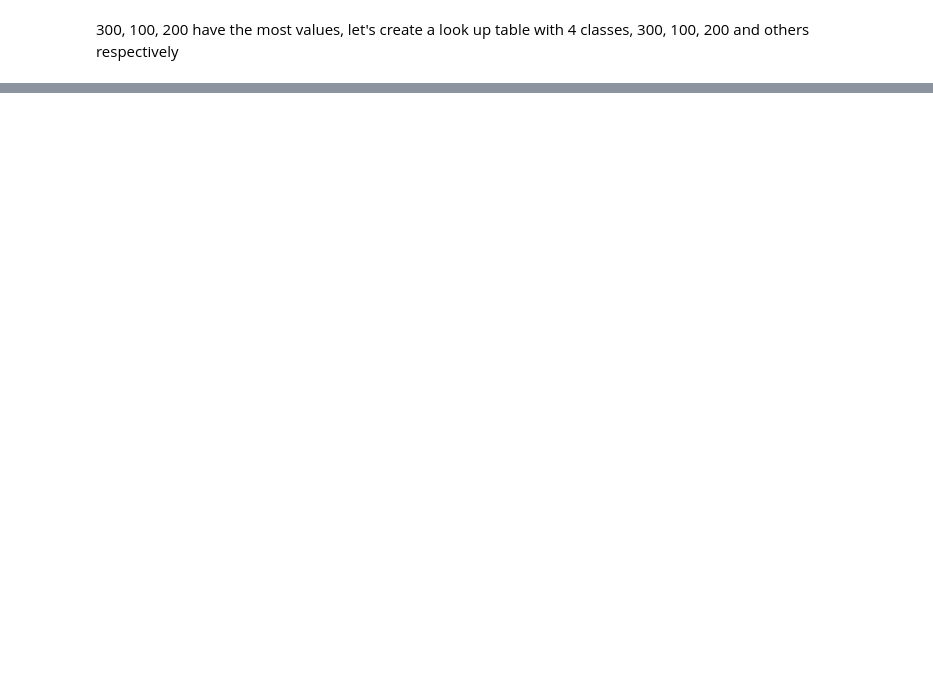
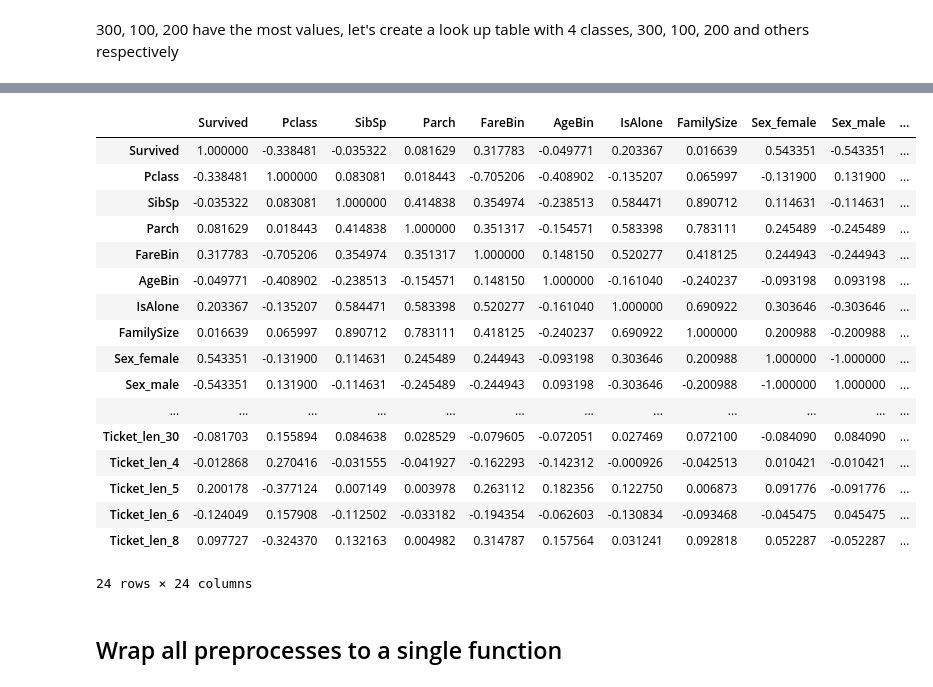
Before and after one commit to weisds/Titanic-i2, a Jupyter notebook: titanic_i2.ipynb, the cells around one changed output, grey strips where cells are left out. Drawn from its saved outputs; the diff is of its cells as text; code cells hidden in the pictures; blank space fills up the shorter version.

```diff
--- a/titanic_i2.ipynb
+++ b/titanic_i2.ipynb
@@ -351,0 +587,3 @@ dtype: float64
+# %%
+#imputer only works on str or numbers
+txt_data['Ticket_len'] = txt_data['Ticket_len'].astype(str)
@@ -351,0 +592,4 @@ dtype: float64
+# %%
+OH_en = OneHotEncoder(handle_unknown='ignore', sparse=False)
+imp_txt_cols = OH_en.fit_transform(txt_data[['Sex','Embarked', 'Title', 'Ticket_len']])
+imp_txt_cols = pd.DataFrame(imp_txt_cols)
@@ -351,0 +707,3 @@ dtype: float64
+# %%
+test_data = train_raw.copy()
+test_clean = data_clean(test_data)
@@ -351,0 +728,25 @@ dtype: float64
+# %%
+final = f_eng(test_clean)
+# %%
+final.corr()
+# %% [output]
+|  | Survived | Pclass | SibSp | Parch | FareBin | AgeBin | IsAlone | FamilySize | Sex_female | Sex_male | ... |
+| Survived | 1.000000 | -0.338481 | -0.035322 | 0.081629 | 0.317783 | -0.049771 | 0.203367 | 0.016639 | 0.543351 | -0.543351 | ... |
+| Pclass | -0.338481 | 1.000000 | 0.083081 | 0.018443 | -0.705206 | -0.408902 | -0.135207 | 0.065997 | -0.131900 | 0.131900 | ... |
+| SibSp | -0.035322 | 0.083081 | 1.000000 | 0.414838 | 0.354974 | -0.238513 | 0.584471 | 0.890712 | 0.114631 | -0.114631 | ... |
+| Parch | 0.081629 | 0.018443 | 0.414838 | 1.000000 | 0.351317 | -0.154571 | 0.583398 | 0.783111 | 0.245489 | -0.245489 | ... |
+| FareBin | 0.317783 | -0.705206 | 0.354974 | 0.351317 | 1.000000 | 0.148150 | 0.520277 | 0.418125 | 0.244943 | -0.244943 | ... |
+| AgeBin | -0.049771 | -0.408902 | -0.238513 | -0.154571 | 0.148150 | 1.000000 | -0.161040 | -0.240237 | -0.093198 | 0.093198 | ... |
+| IsAlone | 0.203367 | -0.135207 | 0.584471 | 0.583398 | 0.520277 | -0.161040 | 1.000000 | 0.690922 | 0.303646 | -0.303646 | ... |
+| FamilySize | 0.016639 | 0.065997 | 0.890712 | 0.783111 | 0.418125 | -0.240237 | 0.690922 | 1.000000 | 0.200988 | -0.200988 | ... |
+| Sex_female | 0.543351 | -0.131900 | 0.114631 | 0.245489 | 0.244943 | -0.093198 | 0.303646 | 0.200988 | 1.000000 | -1.000000 | ... |
+| Sex_male | -0.543351 | 0.131900 | -0.114631 | -0.245489 | -0.244943 | 0.093198 | -0.303646 | -0.200988 | -1.000000 | 1.000000 | ... |
+| ... | ... | ... | ... | ... | ... | ... | ... | ... | ... | ... | ... |
+| Ticket_len_30 | -0.081703 | 0.155894 | 0.084638 | 0.028529 | -0.079605 | -0.072051 | 0.027469 | 0.072100 | -0.084090 | 0.084090 | ... |
+| Ticket_len_4 | -0.012868 | 0.270416 | -0.031555 | -0.041927 | -0.162293 | -0.142312 | -0.000926 | -0.042513 | 0.010421 | -0.010421 | ... |
+| Ticket_len_5 | 0.200178 | -0.377124 | 0.007149 | 0.003978 | 0.263112 | 0.182356 | 0.122750 | 0.006873 | 0.091776 | -0.091776 | ... |
+| Ticket_len_6 | -0.124049 | 0.157908 | -0.112502 | -0.033182 | -0.194354 | -0.062603 | -0.130834 | -0.093468 | -0.045475 | 0.045475 | ... |
+| Ticket_len_8 | 0.097727 | -0.324370 | 0.132163 | 0.004982 | 0.314787 | 0.157564 | 0.031241 | 0.092818 | 0.052287 | -0.052287 | ... |
+24 rows × 24 columns
+# %% [markdown]
+## Wrap all preprocesses to a single function
```
Also changed, not shown: parts of 81 cells of this notebook.
